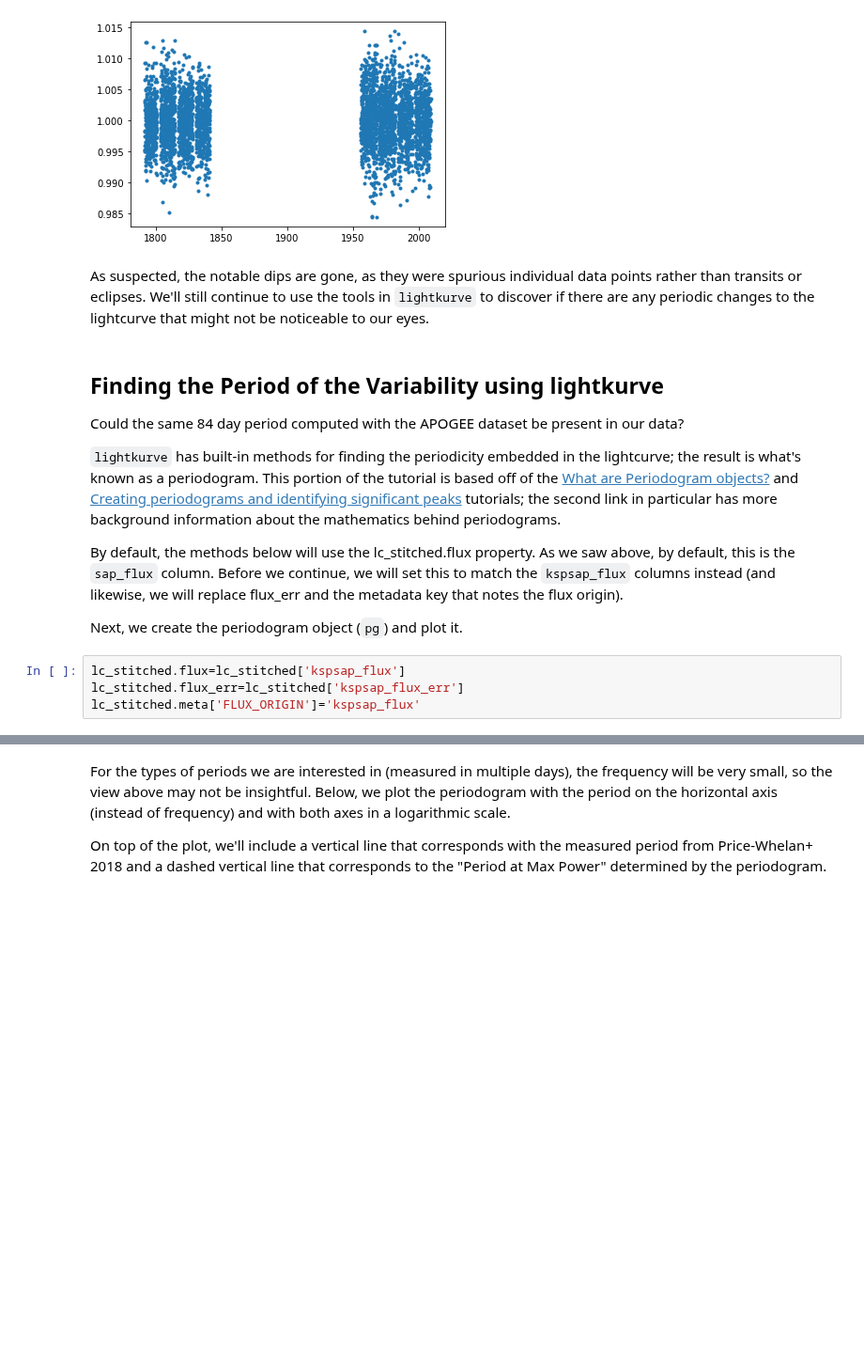
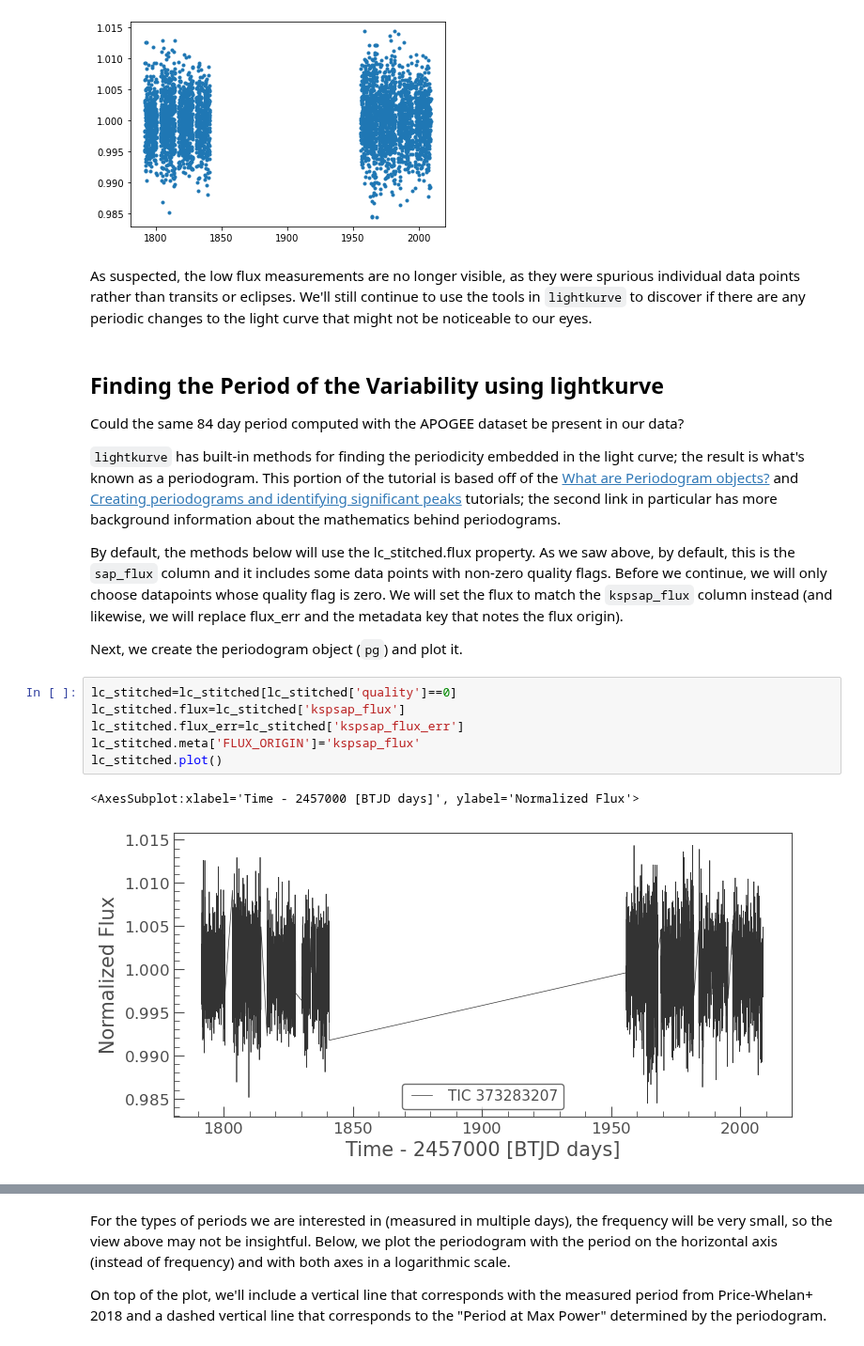
Before and after one commit to ScienceBetter/notebooks-stsci, a Jupyter notebook: notebooks/MAST/plot_analyze_with_lightkurve/plot_analyze_with_lightkurve.ipynb, the cells around one changed output, grey strips where cells are left out. Shown at 94% size. Drawn from its saved outputs; the diff is of its cells as text; blank space fills up the shorter version.

````diff
--- a/notebooks/MAST/plot_analyze_with_lightkurve/plot_analyze_with_lightkurve.ipynb
+++ b/notebooks/MAST/plot_analyze_with_lightkurve/plot_analyze_with_lightkurve.ipynb
@@ -243,18 +248,23 @@ plt.scatter(lc_stitched['time'][lc_stitched['quality']==0].value,
 <matplotlib.collections.PathCollection at 0x...>
 [figure]
 # %% [markdown]
-As suspected, the notable dips are gone, as they were spurious individual data points rather than transits or eclipses. We'll still continue to use the tools in `lightkurve` to discover if there are any periodic changes to the lightcurve that might not be noticeable to our eyes.
+As suspected, the low flux measurements are no longer visible, as they were spurious individual data points rather than transits or eclipses. We'll still continue to use the tools in `lightkurve` to discover if there are any periodic changes to the light curve that might not be noticeable to our eyes.
 # %% [markdown]
 ## Finding the Period of the Variability using lightkurve
 
 Could the same 84 day period computed with the APOGEE dataset be present in our data?
 
-`lightkurve` has built-in methods for finding the periodicity embedded in the lightcurve; the result is what's known as a periodogram. This portion of the tutorial is based off of the [What are Periodogram objects?](https://docs.lightkurve.org/tutorials/1-getting-started/what-are-periodogram-objects.html#What-are-Periodogram-objects?) and [Creating periodograms and identifying significant peaks](http://docs.lightkurve.org/tutorials/3-science-examples/periodograms-creating-periodograms.html) tutorials; the second link in particular has more background information about the mathematics behind periodograms.
+`lightkurve` has built-in methods for finding the periodicity embedded in the light curve; the result is what's known as a periodogram. This portion of the tutorial is based off of the [What are Periodogram objects?](https://docs.lightkurve.org/tutorials/1-getting-started/what-are-periodogram-objects.html#What-are-Periodogram-objects?) and [Creating periodograms and identifying significant peaks](http://docs.lightkurve.org/tutorials/3-science-examples/periodograms-creating-periodograms.html) tutorials; the second link in particular has more background information about the mathematics behind periodograms.
 
-By default, the methods below will use the lc_stitched.flux property. As we saw above, by default, this is the ```sap_flux``` column. Before we continue, we will set this to match the ```kspsap_flux``` columns instead (and likewise, we will replace flux_err and the metadata key that notes the flux origin).
+By default, the methods below will use the lc_stitched.flux property. As we saw above, by default, this is the ```sap_flux``` column and it includes some data points with non-zero quality flags. Before we continue, we will only choose datapoints whose quality flag is zero. We will set the flux to match the ```kspsap_flux``` column instead (and likewise, we will replace flux_err and the metadata key that notes the flux origin).
 
 Next, we create the periodogram object (```pg```) and plot it.
 # %%
+lc_stitched=lc_stitched[lc_stitched['quality']==0]
 lc_stitched.flux=lc_stitched['kspsap_flux']
 lc_stitched.flux_err=lc_stitched['kspsap_flux_err']
 lc_stitched.meta['FLUX_ORIGIN']='kspsap_flux'
+lc_stitched.plot()
+# %% [output]
+<AxesSubplot:xlabel='Time - 2457000 [BTJD days]', ylabel='Normalized Flux'>
+[figure, added]
````
Also changed, not shown: parts of 32 cells of this notebook.
